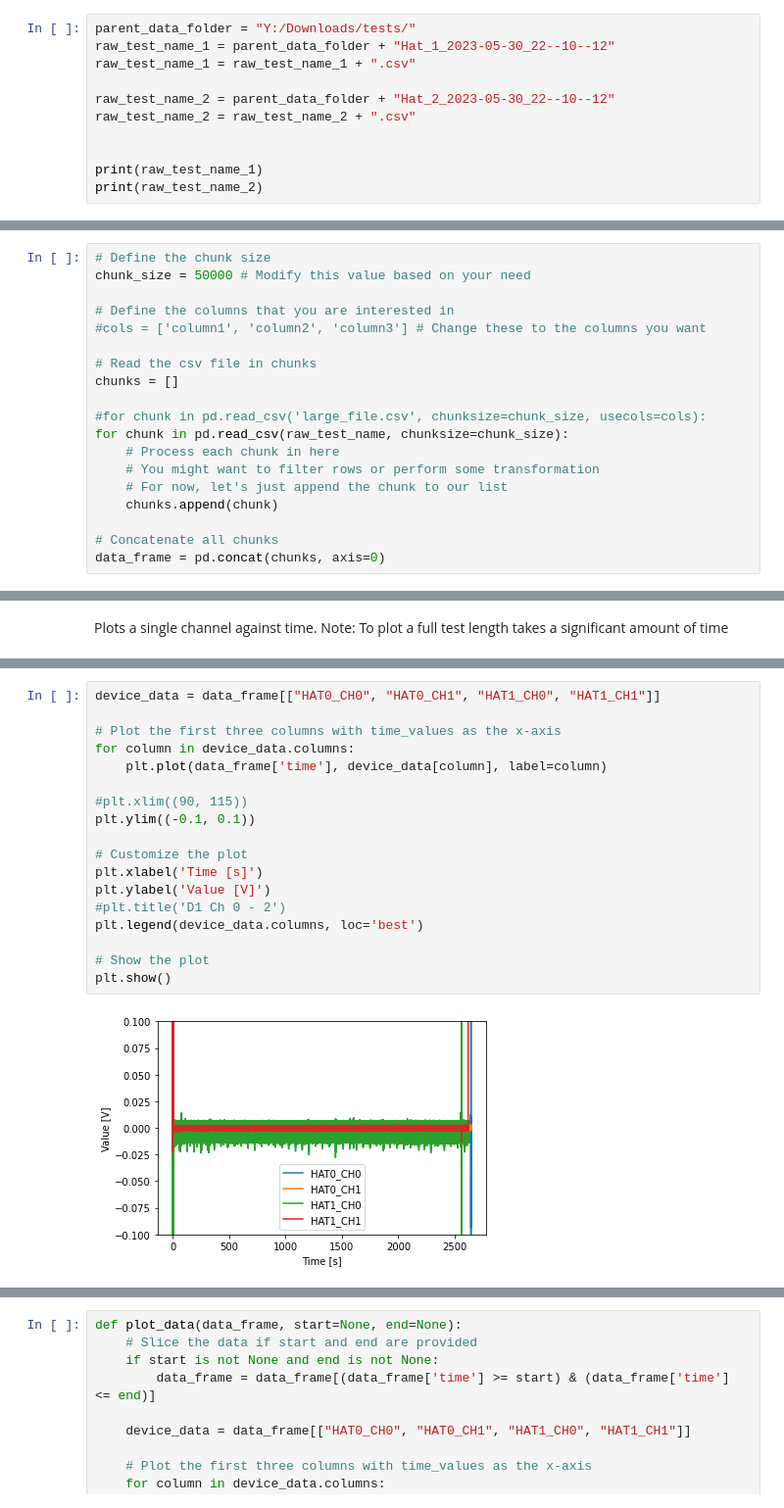
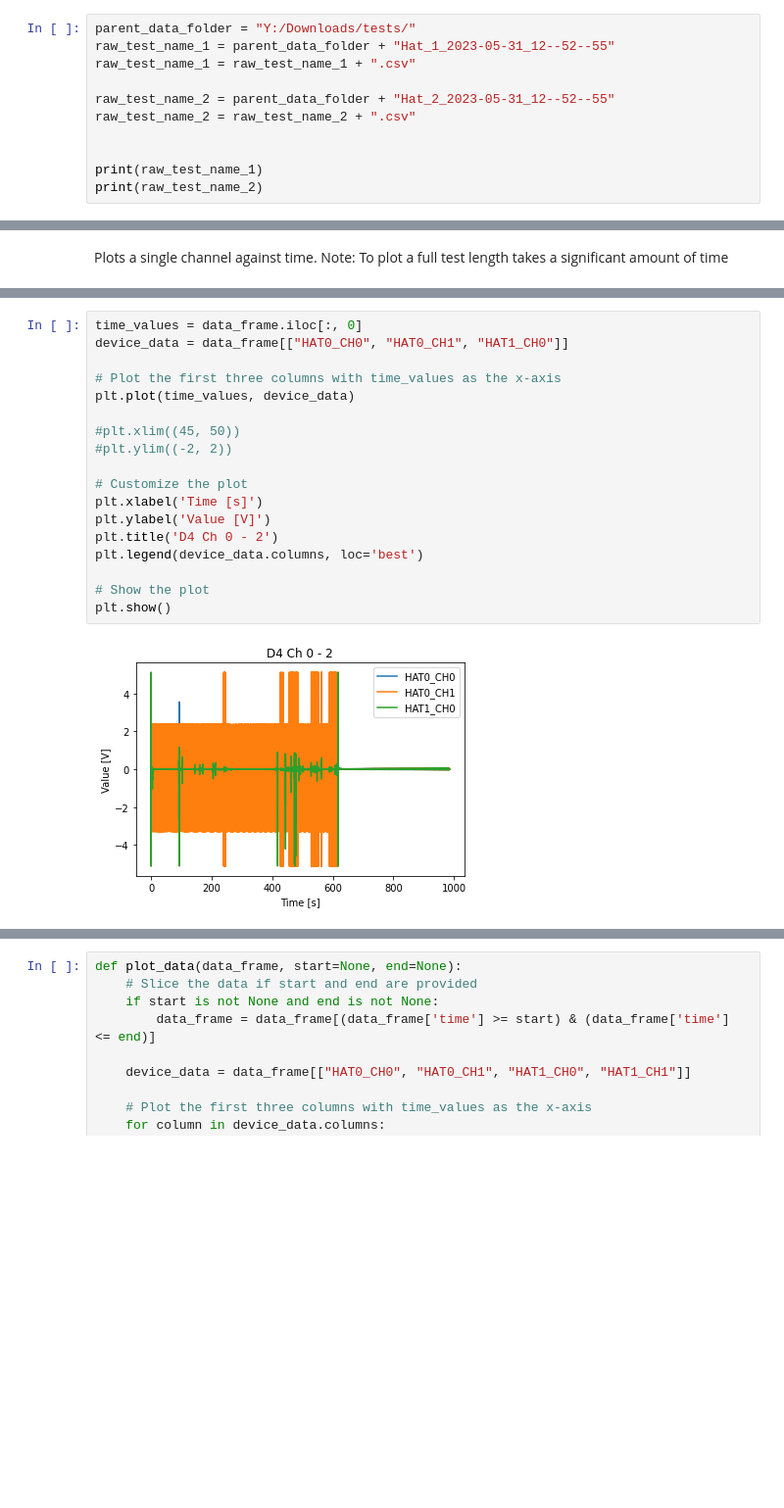
Before and after one commit to josmarcristello/Field-Test-Ferrier-2023, a Jupyter notebook: data processing/read_PI_data.ipynb, the cells around one changed output, grey strips where cells are left out. Shown: that part at 98% size. Cells and saved outputs as stored; diff of their text form; blank space fills up the shorter version.

```diff
--- a/data processing/read_PI_data.ipynb
+++ b/data processing/read_PI_data.ipynb
@@ -10,10 +11,10 @@ import re
 ## Define Data Folders
 # %%
 parent_data_folder = "Y:/Downloads/tests/"
-raw_test_name_1 = parent_data_folder + "Hat_1_2023-05-30_22--10--12"
+raw_test_name_1 = parent_data_folder + "Hat_1_2023-05-31_12--52--55"
 raw_test_name_1 = raw_test_name_1 + ".csv"
 
-raw_test_name_2 = parent_data_folder + "Hat_2_2023-05-30_22--10--12"
+raw_test_name_2 = parent_data_folder + "Hat_2_2023-05-31_12--52--55"
 raw_test_name_2 = raw_test_name_2 + ".csv"
 
 
@@ -27,19 +25,0 @@ Y:/Downloads/tests/Hat_2_2023-05-30_22--10--12.csv
-# %%
-# Define the chunk size
-chunk_size = 50000 # Modify this value based on your need
-
-# Define the columns that you are interested in
-#cols = ['column1', 'column2', 'column3'] # Change these to the columns you want
-
-# Read the csv file in chunks
-chunks = []
-
-#for chunk in pd.read_csv('large_file.csv', chunksize=chunk_size, usecols=cols):
-for chunk in pd.read_csv(raw_test_name, chunksize=chunk_size):
-    # Process each chunk in here
-    # You might want to filter rows or perform some transformation
-    # For now, let's just append the chunk to our list
-    chunks.append(chunk)
-
-# Concatenate all chunks
-data_frame = pd.concat(chunks, axis=0)
@@ -261,20 +239,20 @@ plt.show()
 # %%
-device_data = data_frame[["HAT0_CH0", "HAT0_CH1", "HAT1_CH0", "HAT1_CH1"]]
+time_values = data_frame.iloc[:, 0]
+device_data = data_frame[["HAT0_CH0", "HAT0_CH1", "HAT1_CH0"]]
 
 # Plot the first three columns with time_values as the x-axis
-for column in device_data.columns:
-    plt.plot(data_frame['time'], device_data[column], label=column)
+plt.plot(time_values, device_data)
 
-#plt.xlim((90, 115))
-plt.ylim((-0.1, 0.1))
+#plt.xlim((45, 50))
+#plt.ylim((-2, 2))
 
 # Customize the plot
 plt.xlabel('Time [s]')
 plt.ylabel('Value [V]')
-#plt.title('D1 Ch 0 - 2')
+plt.title('D4 Ch 0 - 2')
 plt.legend(device_data.columns, loc='best')
 
 # Show the plot
 plt.show()
 # %% [output]
-[figure, old version]
+[figure, new version]
```
Also changed, not shown: parts of 11 cells of this notebook.
